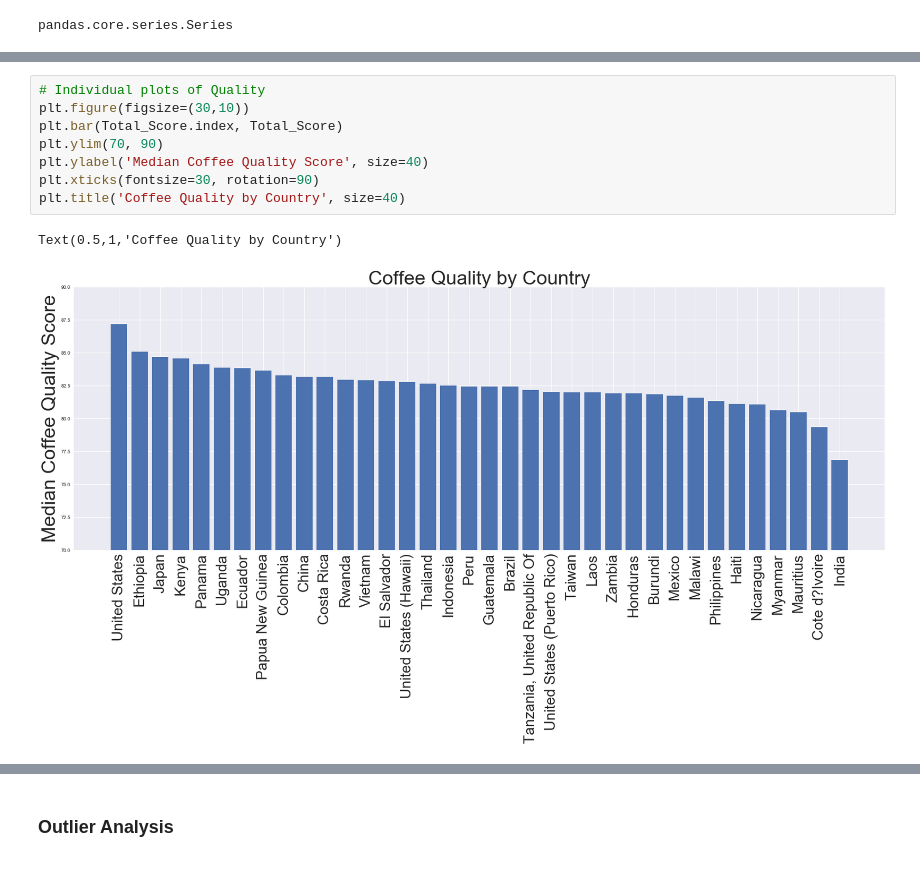
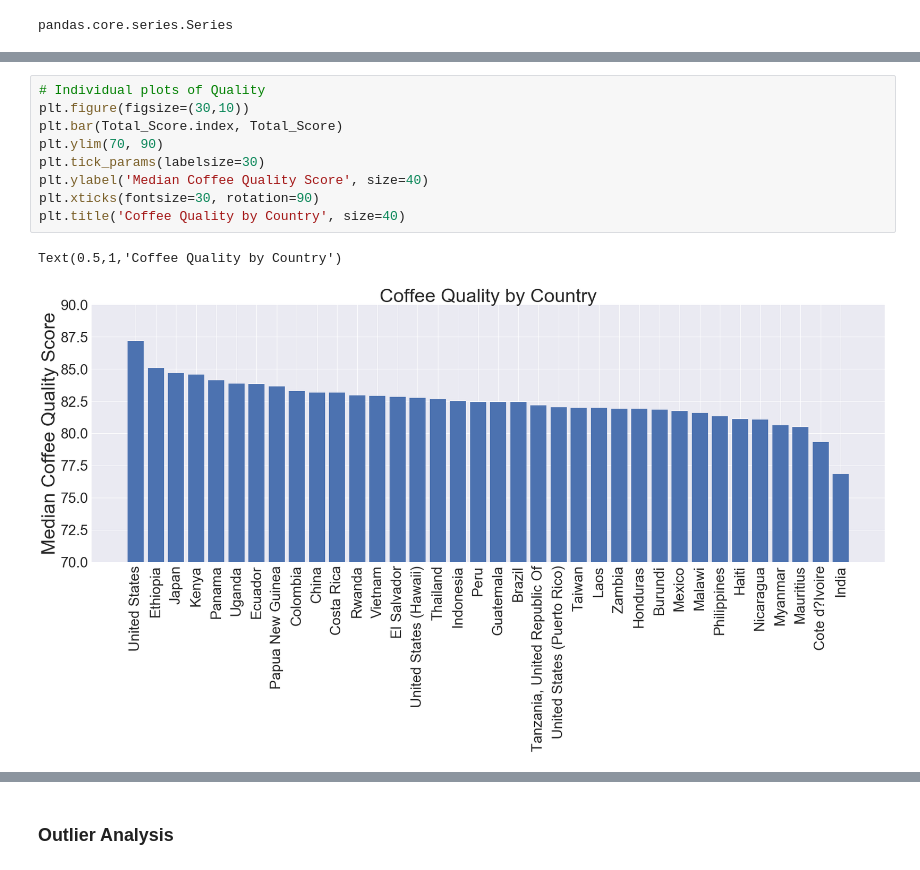
Before and after one commit to bellepeng/Work, a Jupyter notebook: Projects/P2_coffee/2. Project Luther - Coffee (Part 1 of 2).ipynb, the cells around one changed output, grey strips where cells are left out. Drawn from its saved outputs; the diff is of its cells as text.

```diff
--- a/Projects/P2_coffee/2. Project Luther - Coffee (Part 1 of 2).ipynb
+++ b/Projects/P2_coffee/2. Project Luther - Coffee (Part 1 of 2).ipynb
@@ -819,11 +824,12 @@ Text(0.5,1,'Coffee Sweetness by Country')
 # %%
 # Individual plots of Quality
 plt.figure(figsize=(30,10))
 plt.bar(Total_Score.index, Total_Score)
 plt.ylim(70, 90)
+plt.tick_params(labelsize=30)
 plt.ylabel('Median Coffee Quality Score', size=40)
 plt.xticks(fontsize=30, rotation=90)
 plt.title('Coffee Quality by Country', size=40)
 # %% [output]
 Text(0.5,1,'Coffee Quality by Country')
-[figure, old version]
+[figure, new version]
```
Also changed, not shown: parts of 11 cells of this notebook, 3 other files.
